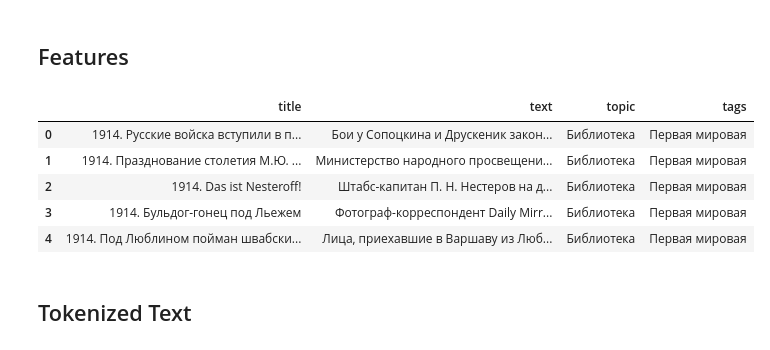
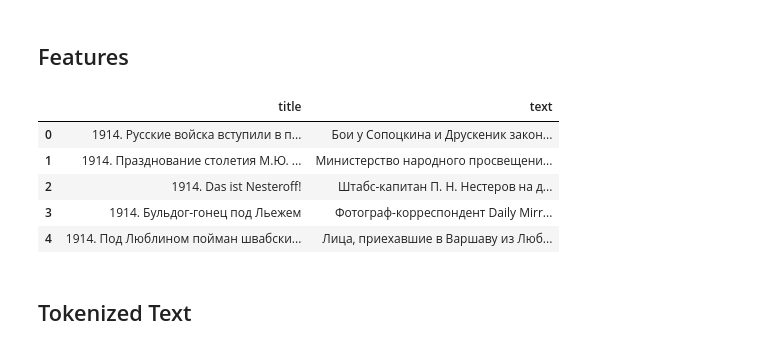
Before and after one commit to cherninkiy/vtb_moretech_2022, a Jupyter notebook: notebooks/preprocess_text.ipynb, the cells around one changed output. Drawn from its saved outputs; the diff is of its cells as text; code cells hidden in the pictures.

```diff
--- a/notebooks/preprocess_text.ipynb
+++ b/notebooks/preprocess_text.ipynb
@@ -28,7 +28,7 @@ DIR      ../../data/stopwords-ru
 TRAIN_PATH = f'{DATA_DIR}/lenta-ru-news.csv'
 NUM_ROWS = 10000
 
-df_train = pd.read_csv(TRAIN_PATH, nrows=10000) #, index_col='review_id')
+df_train = pd.read_csv(TRAIN_PATH, nrows=NUM_ROWS)
 display(df_train.head(3))
 display(df_train.shape)
 # %% [output]
@@ -40,15 +40,15 @@ display(df_train.shape)
 # %% [markdown]
 ## Features
 # %%
-text_cols = ['title', 'text', 'topic', 'tags']
+text_cols = ['title', 'text']
 
 df_train[text_cols].head()
 # %% [output]
-|  | title | text | topic | tags |
-| 0 | 1914. Русские войска вступили в п... | Бои у Сопоцкина и Друскеник закон... | Библиотека | Первая мировая |
-| 1 | 1914. Празднование столетия М.Ю. ... | Министерство народного просвещени... | Библиотека | Первая мировая |
-| 2 | 1914. Das ist Nesteroff! | Штабс-капитан П. Н. Нестеров на д... | Библиотека | Первая мировая |
-| 3 | 1914. Бульдог-гонец под Льежем | Фотограф-корреспондент Daily Mirr... | Библиотека | Первая мировая |
-| 4 | 1914. Под Люблином пойман швабски... | Лица, приехавшие в Варшаву из Люб... | Библиотека | Первая мировая |
+|  | title | text |
+| 0 | 1914. Русские войска вступили в п... | Бои у Сопоцкина и Друскеник закон... |
+| 1 | 1914. Празднование столетия М.Ю. ... | Министерство народного просвещени... |
+| 2 | 1914. Das ist Nesteroff! | Штабс-капитан П. Н. Нестеров на д... |
+| 3 | 1914. Бульдог-гонец под Льежем | Фотограф-корреспондент Daily Mirr... |
+| 4 | 1914. Под Люблином пойман швабски... | Лица, приехавшие в Варшаву из Люб... |
 # %% [markdown]
 ## Tokenized Text
```
Also changed, not shown: parts of 6 cells of this notebook, 1 other file.
